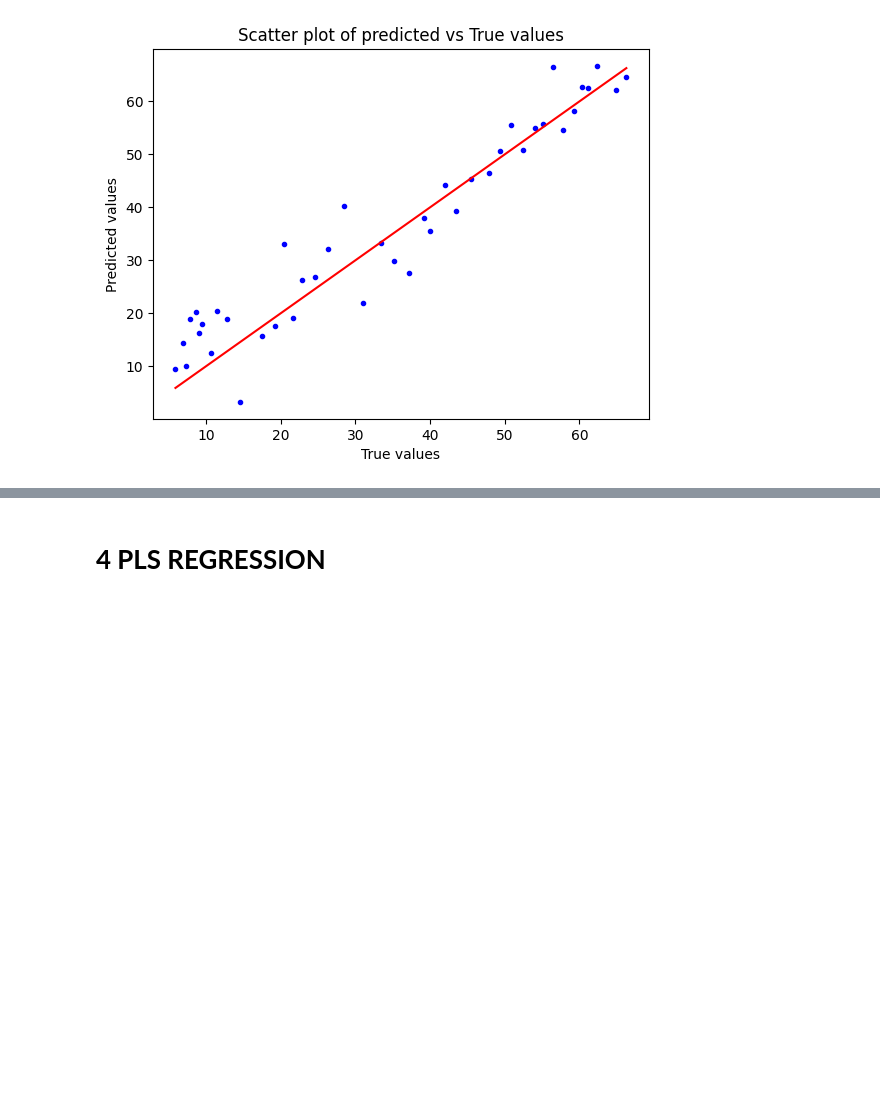
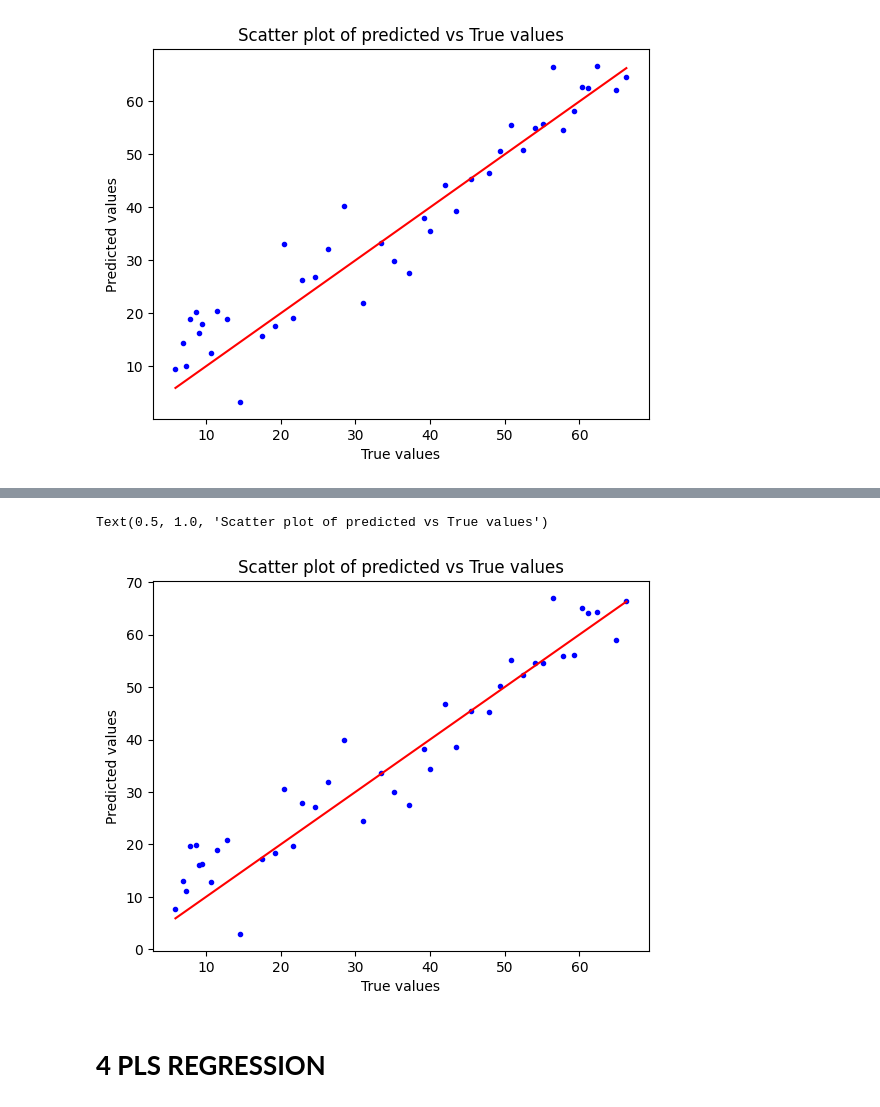
Before and after one commit to Ekissi/Ekissi, a Jupyter notebook: Machine_Learning_Models.ipynb, the cells around one changed output, grey strips where cells are left out. Saved outputs shown, nothing was run; the diff lists cells and outputs as text; code cells hidden in the pictures; blank space fills up the shorter version.

```diff
--- a/Machine_Learning_Models.ipynb
+++ b/Machine_Learning_Models.ipynb
@@ -401,3 +539,16 @@ Text(0.5, 1.0, 'Scatter plot of predicted vs True values')
+# %%
+# @title Polynomial + Ridge Testing plot
+import matplotlib.pyplot as plt
+plt.scatter(y_test,y_pred_test,color='blue',marker='.')
+plt.plot(y_test, y_test, color='red')
+plt.xlabel('True values')
+plt.ylabel('Predicted values')
+plt.title('Scatter plot of predicted vs True values')
+#plt.savefig('Scatter_plot_test_RIDGE_AP.jpg')
+#plt.show()
+# %% [output]
+Text(0.5, 1.0, 'Scatter plot of predicted vs True values')
+[figure, added]
 # %% [markdown]
 # **4 PLS REGRESSION**
 # %%
```
Also changed, not shown: parts of 10 cells of this notebook.
